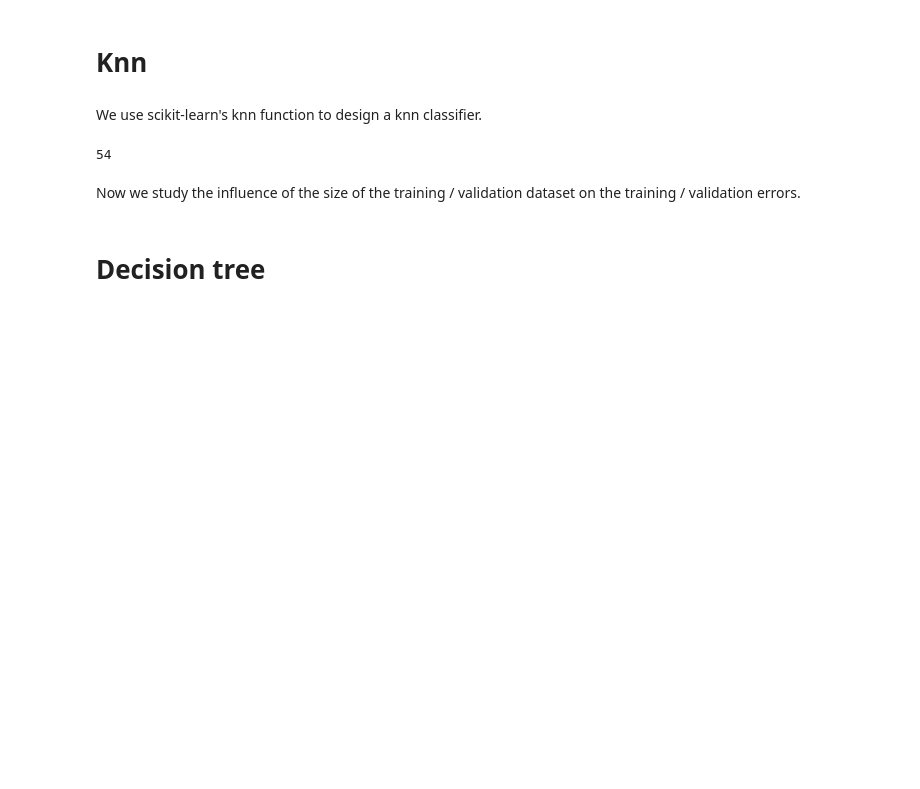
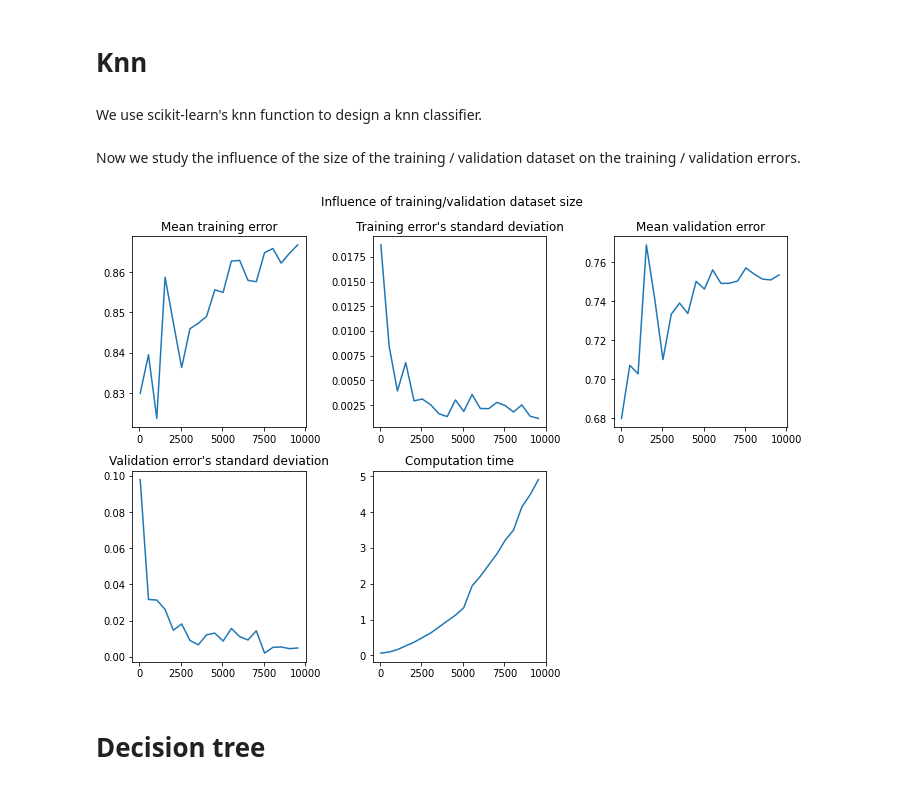
Before and after one commit to nono9212/COMP551_HM1, a Jupyter notebook: Homework.ipynb, the cells around one changed output. Saved outputs shown, nothing was run; the diff lists cells and outputs as text; code cells hidden in the pictures; blank space fills up the shorter version.

Commit message:
Added a function to study the influence of dataset's size on errors

```diff
--- a/Homework.ipynb
+++ b/Homework.ipynb
@@ -63,16 +64,5 @@ def knn(training_features, training_labels, to_predict_features,
     neigh.fit(training_features, training_labels)
 
     return neigh.predict(to_predict_features)
-# %%
-K = 2
-
-training_features = dataset[0:1000]
-training_labels = labels[0:1000]
-to_predict_features = dataset[1000:1200]
-predicted_labels = knn(training_features, training_labels, to_predict_features, K)
-real_labels = labels[1000:1200]
-print(error(predicted_labels, real_labels, loss="manhattan"))
-# %% [output]
-54
 # %% [markdown]
 Now we study the influence of the size of the training / validation dataset on the training / validation errors.
@@ -79,3 +127,7 @@ Now we study the influence of the size of the training / validation dataset on t
+# %%
+data_size_influence(knn, dataset, labels, 50, 10000, 500, loss_="manhattan", folds = 5, algo_kwargs={"n_neighbors":3}, show_time=True)
+# %% [output]
+[figure, added]
 # %% [markdown]
 # Decision tree
 # %% [markdown]
```
Also changed, not shown: parts of 3 cells of this notebook.
